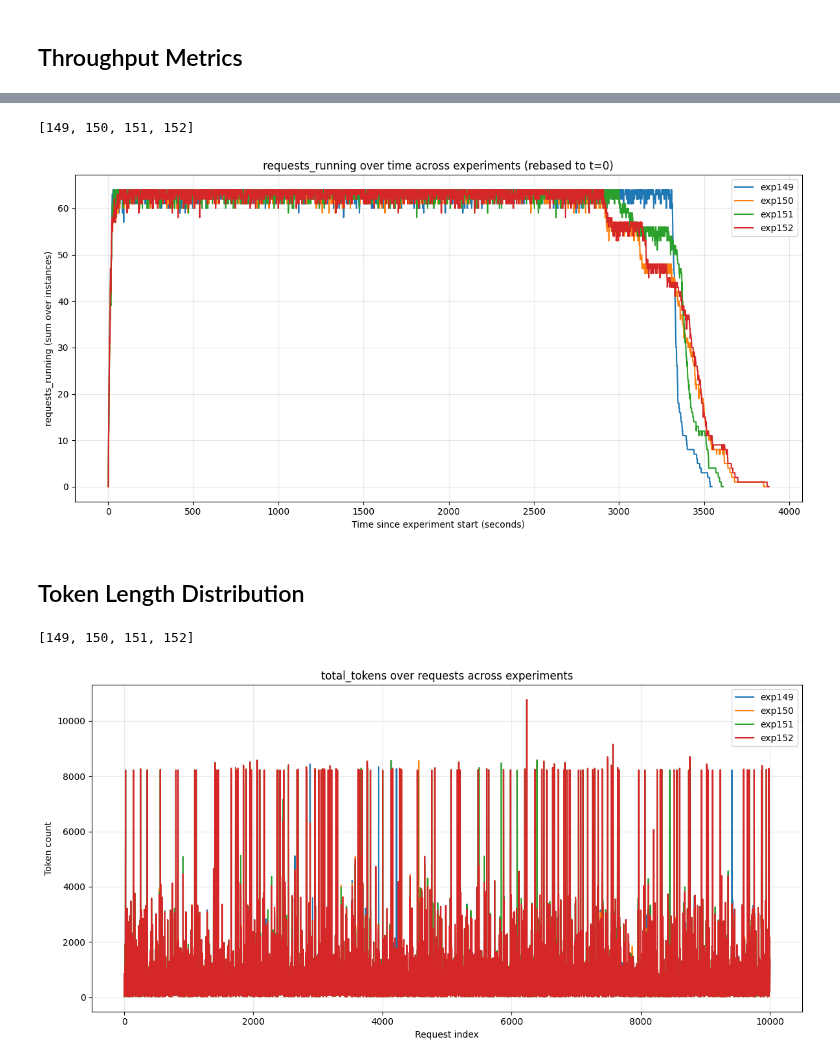
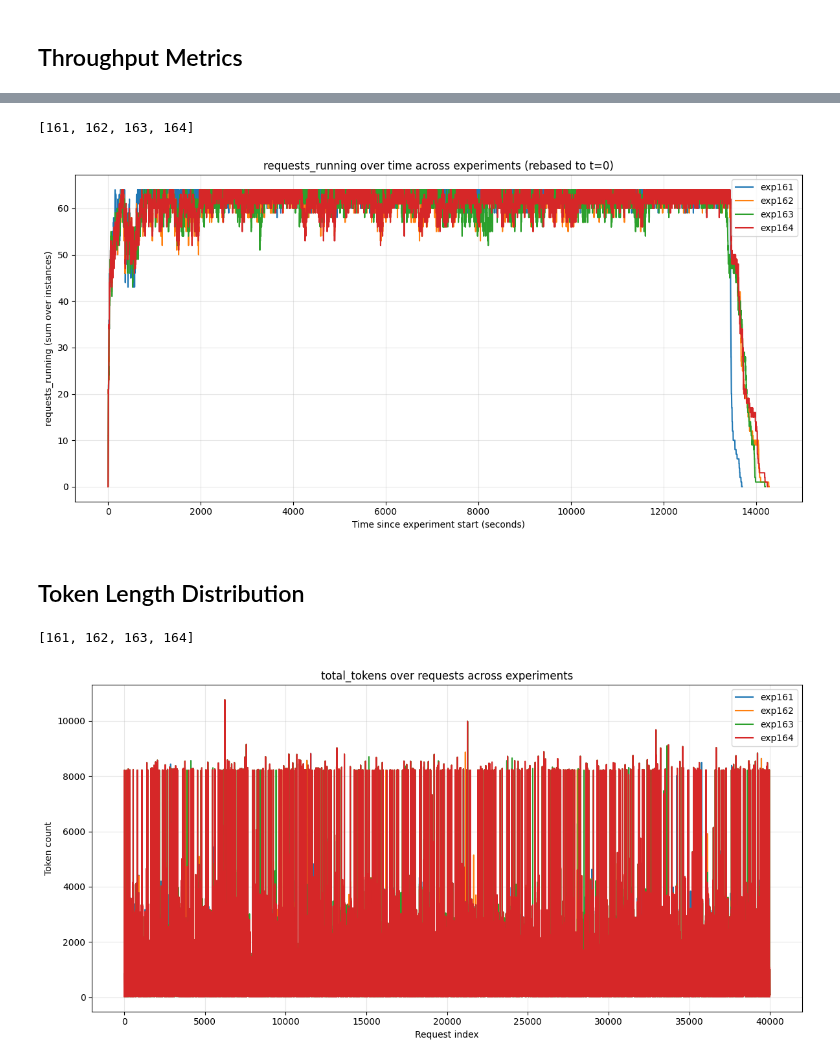
Before and after one commit to immengzi/LLM-LA, a Jupyter notebook: microservice/analysis.ipynb, the cells around one changed output, grey strips where cells are left out. Cells and saved outputs as stored; diff of their text form; code cells hidden in the pictures.

```diff
--- a/microservice/analysis.ipynb
+++ b/microservice/analysis.ipynb
@@ -54,7 +47,7 @@ import pandas as pd
 
 # ---- choose experiments ----
 # choose which series you want
-series_ids = [35]
+series_ids = [40]
 
 experiments = experiments_from_series(series_ids)
 
@@ -300,7 +293,7 @@ import matplotlib.pyplot as plt
 
 # ---- choose experiments ----
 # choose which series you want
-series_ids = [35]
+series_ids = [40]
 
 experiments = experiments_from_series(series_ids)
 
@@ -352,7 +345,7 @@ import pandas as pd
 
 # -------- choose experiments to compare --------
 # choose which series you want
-series_ids = [35]
+series_ids = [40]
 
 experiments = experiments_from_series(series_ids)
 
@@ -440,7 +433,7 @@ import matplotlib.pyplot as plt
 
 # ---- choose experiments ----
 # choose which series you want
-series_ids = [35]
+series_ids = [40]
 
 experiments = experiments_from_series(series_ids)
 
@@ -516,8 +509,8 @@ plt.legend(loc="upper right")
 plt.grid(True, alpha=0.3)
 plt.tight_layout()
 # %% [output]
-[149, 150, 151, 152]
+[161, 162, 163, 164]
-[figure, old version]
+[figure, new version]
 # %% [markdown]
 ## Token Length Distribution
 # %%
@@ -526,7 +519,7 @@ import matplotlib.pyplot as plt
 
 # ---- choose experiments ----
 # choose which series you want
-series_ids = [35]
+series_ids = [40]
 
 experiments = experiments_from_series(series_ids)
 
@@ -537,35 +530,35 @@ print(experiments)
 # metric = "prompt_tokens"        # input length
 # metric = "completion_tokens"  # output length
 metric = "total_tokens"       # input + output
 # -----------------------------------------------
 
 plt.figure(figsize=(12, 6))
 
 for exp_id in experiments:
     df = (
         load_experiment_latencies(exp_id=exp_id)
         .sort_values("idx")
         .reset_index(drop=True)
     )
 
     if metric not in df.columns:
         print(f"Skipping exp{exp_id}: {metric} not found")
         continue
 
     x = df["idx"]
     y = df[metric]
 
     plt.plot(x, y, label=f"exp{exp_id}")
 
 plt.xlabel("Request index")
 plt.ylabel("Token count")
 plt.title(f"{metric} over requests across experiments")
 plt.legend(loc="upper right")
 plt.grid(True, alpha=0.3)
 plt.tight_layout()
 # %% [output]
-[149, 150, 151, 152]
+[161, 162, 163, 164]
-[figure, old version]
+[figure, new version]
 # %%
 from experiment_analysis import load_experiment_latencies
 import matplotlib.pyplot as plt
```
Also changed, not shown: parts of 10 cells of this notebook, 28 other files.
